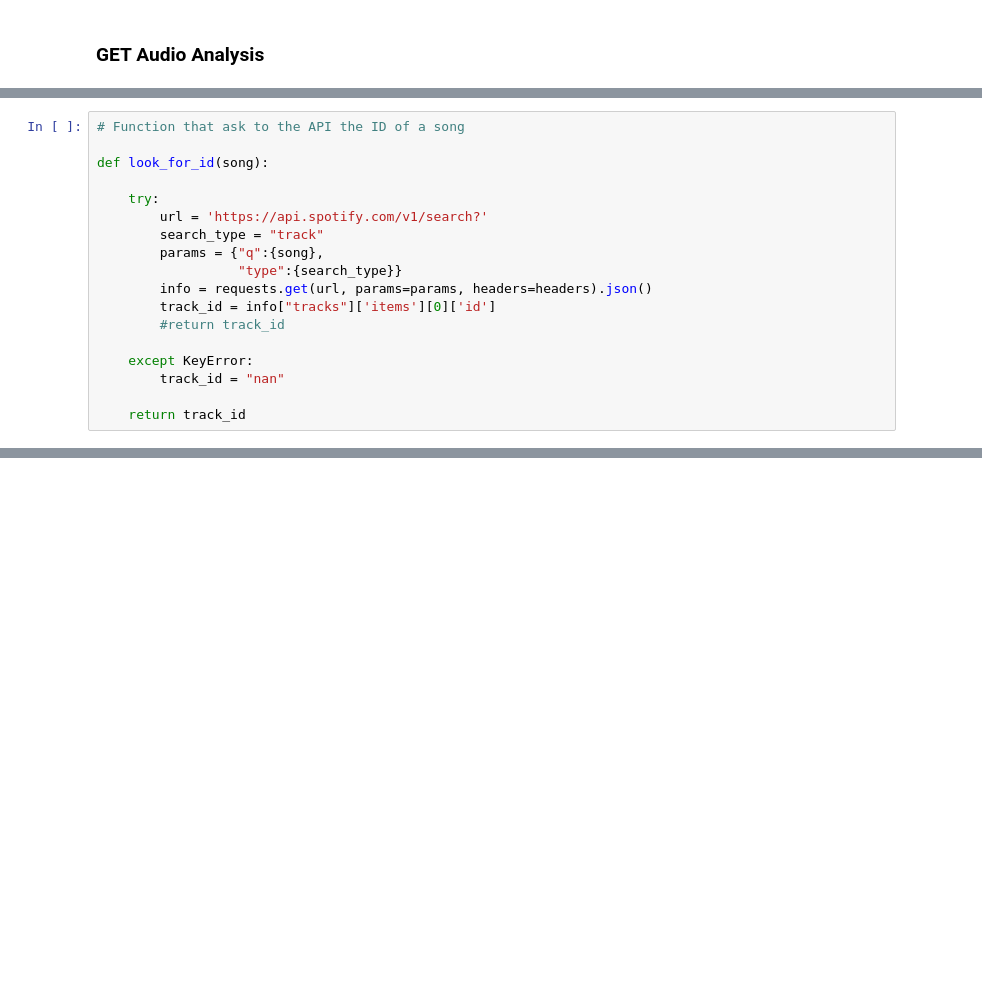
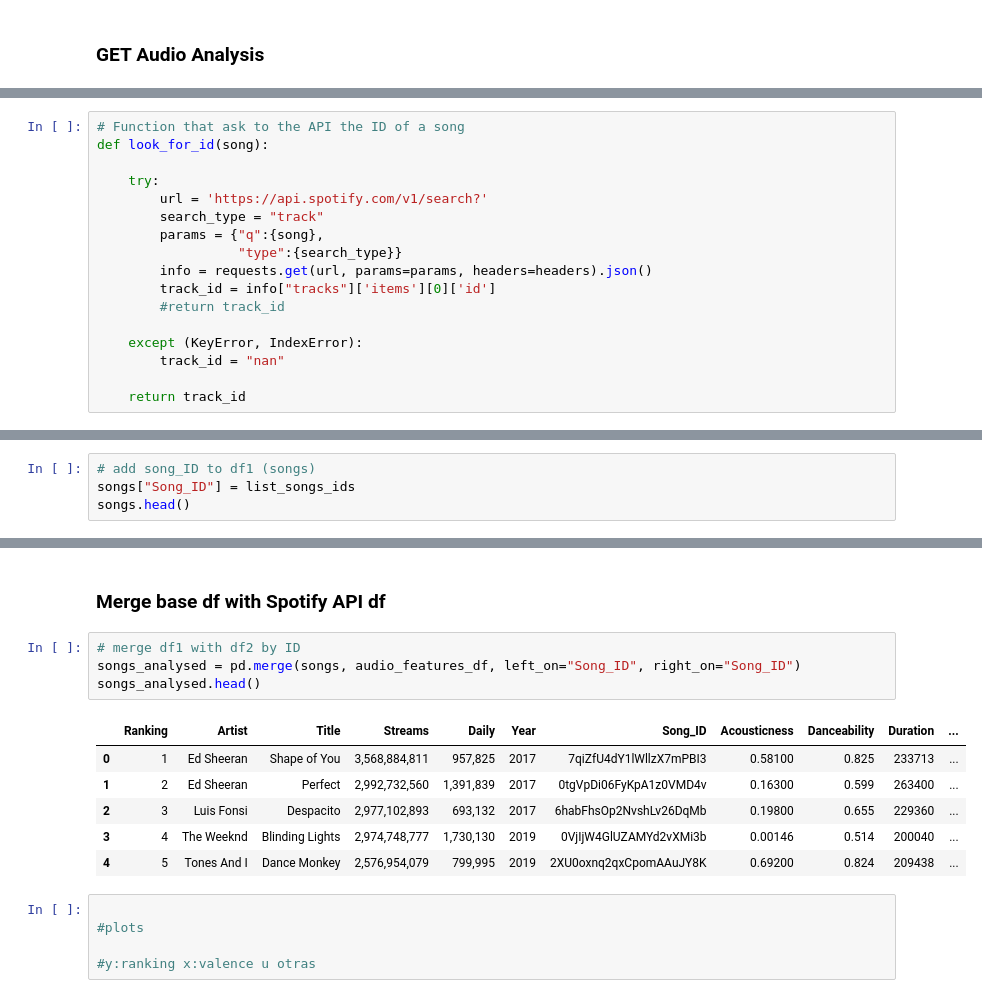
Before and after one commit to dianaagustinaf/spotidata-project, a Jupyter notebook: 1-most-streamed-songs.ipynb, the cells around one changed output, grey strips where cells are left out. Drawn from its saved outputs; the diff is of its cells as text; blank space fills up the shorter version.

Commit message:
merge df with audio analysis

```diff
--- a/1-most-streamed-songs.ipynb
+++ b/1-most-streamed-songs.ipynb
@@ -195,6 +166,5 @@ song_analysis["audio_features"][0]["acousticness"]
 # %%
 # Function that ask to the API the ID of a song
-
 def look_for_id(song):
 
     try:
@@ -206,7 +176,7 @@ def look_for_id(song):
         track_id = info["tracks"]['items'][0]['id']
         #return track_id
 
-    except KeyError:
+    except (KeyError, IndexError):
         track_id = "nan"
 
     return track_id
@@ -376,0 +330,4 @@ audio_features_df.describe()
+# %%
+# add song_ID to df1 (songs)
+songs["Song_ID"] = list_songs_ids
+songs.head()
@@ -376,0 +341,18 @@ audio_features_df.describe()
+# %% [markdown]
+### Merge base df with Spotify API df
+# %%
+# merge df1 with df2 by ID
+songs_analysed = pd.merge(songs, audio_features_df, left_on="Song_ID", right_on="Song_ID")
+songs_analysed.head()
+# %% [output]
+|  | Ranking | Artist | Title | Streams | Daily | Year | Song_ID | Acousticness | Danceability | Duration | ... |
+| 0 | 1 | Ed Sheeran | Shape of You | 3,568,884,811 | 957,825 | 2017 | 7qiZfU4dY1lWllzX7mPBI3 | 0.58100 | 0.825 | 233713 | ... |
+| 1 | 2 | Ed Sheeran | Perfect | 2,992,732,560 | 1,391,839 | 2017 | 0tgVpDi06FyKpA1z0VMD4v | 0.16300 | 0.599 | 263400 | ... |
+| 2 | 3 | Luis Fonsi | Despacito | 2,977,102,893 | 693,132 | 2017 | 6habFhsOp2NvshLv26DqMb | 0.19800 | 0.655 | 229360 | ... |
+| 3 | 4 | The Weeknd | Blinding Lights | 2,974,748,777 | 1,730,130 | 2019 | 0VjIjW4GlUZAMYd2vXMi3b | 0.00146 | 0.514 | 200040 | ... |
+| 4 | 5 | Tones And I | Dance Monkey | 2,576,954,079 | 799,995 | 2019 | 2XU0oxnq2qxCpomAAuJY8K | 0.69200 | 0.824 | 209438 | ... |
+# %%
+
+#plots
+
+#y:ranking x:valence u otras
```
Also changed, not shown: parts of 37 cells of this notebook.
